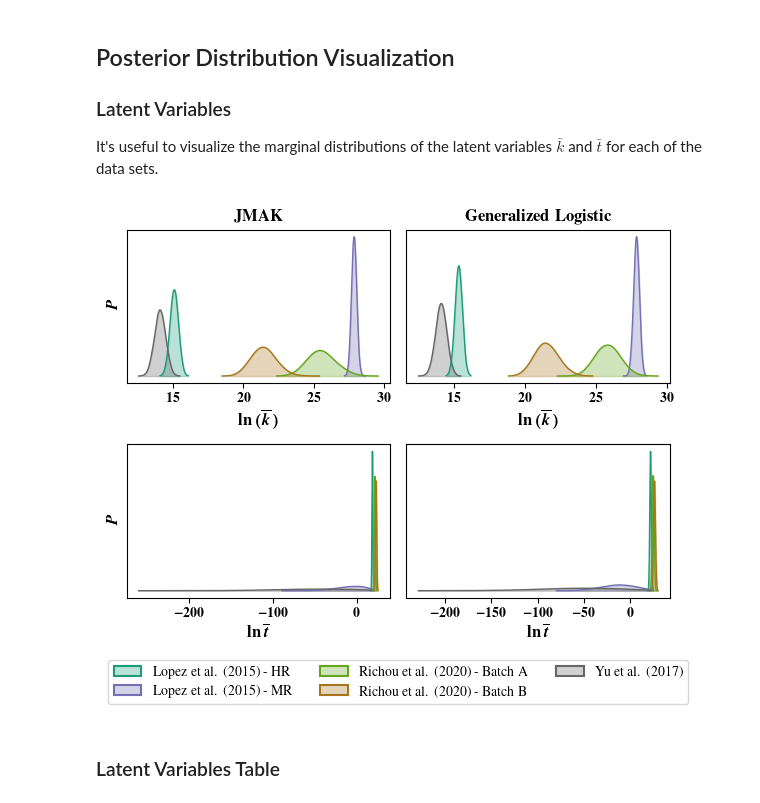
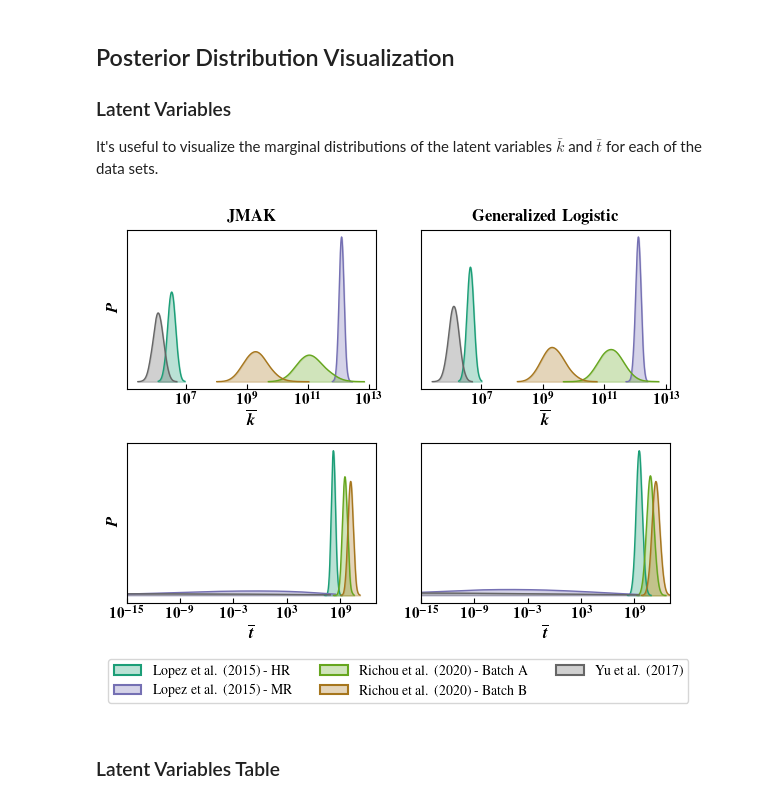
Before and after one commit to ml-ME-gatech/modeling_tungsten, a Jupyter notebook: recrystallization/model_inference/hierarchical_recystillization_inference.ipynb, the cells around one changed output. Saved outputs shown, nothing was run; the diff lists cells and outputs as text; code cells hidden in the pictures.

```diff
--- a/recrystallization/model_inference/hierarchical_recystillization_inference.ipynb
+++ b/recrystallization/model_inference/hierarchical_recystillization_inference.ipynb
@@ -637,39 +631,44 @@ fig,axes = plt.subplot_mosaic("""
 
 colors = plt.get_cmap('Dark2')(np.linspace(0,1,len(file_to_label)))
 
 legend_axes = axes['E']
 axes = np.array([[axes['A'],axes['B']],[axes['C'],axes['D']]])
 
 for j,model_name in enumerate(['JMAK_{}','Generalized Logistic_{}']):
     axes[0,j].set_title(r'\textbf{' + model_name[:-3] +'}')
     with open(INFERENCE_PATH.joinpath(f'{model_name.format("hierarchical")}_samples.pkl'),'rb') as f:
         posterior_samples = pickle.load(f)['latent_variables']
 
-
     for k,latent_var in enumerate(['k_bar','t_bar']):
         for i,file in enumerate(file_to_label.keys()):
             ax = axes[k,j]
             kde = gaussian_kde(np.array(posterior_samples[:,i,k]),bw_method = 0.35)
             x = np.linspace(np.min(posterior_samples[:,i,k]),
                             np.max(posterior_samples[:,i,k]),200)
             pde_plot = kde(x)
-            ax.plot(x,pde_plot,color = colors[i],lw = 1.0)
-            ax.fill_between(x,pde_plot,0,alpha = 0.3,color = colors[i])
+            ax.plot(np.exp(x),pde_plot,color = colors[i],lw = 1.0)
+            ax.fill_between(np.exp(x),pde_plot,0,alpha = 0.3,color = colors[i])
             ax.set_yticks([])
 
 for k in range(2):
-    axes[0,k].set_xlabel(r'$\ln{(\overline{k})}$',fontsize = 12)
-    axes[1,k].set_xlabel(r'$\ln{\overline{t}}$',fontsize = 12)
+    axes[0,k].set_xlabel(r'$\overline{k}$',fontsize = 12)
+    axes[1,k].set_xlabel(r'$\overline{t}$',fontsize = 12)
     axes[k,0].set_ylabel(r'$P$',fontsize = 12)
 
+for ax in axes.ravel():
+    setup_axis_default(ax)
+    ax.set_xscale('log')
+
+for i in range(2):
+    axes[1,i].set_xlim([10**(-15),10**13])
 legend_patches  = [mpatches.Patch(facecolor = tuple(list(color)[:-1] + [0.3]),edgecolor  = color,
                                   label = file_to_label[file],lw = 1.5) for color,file in zip(colors,file_to_label.keys())]
 legend_axes.legend(handles = legend_patches,fontsize = 10,ncol = 3,loc = 'center')
 legend_axes.axis('off')
 fig.tight_layout()
 fig.savefig(GIT_IMAGE_PATH.joinpath('latent_variable_posterior_hierarchical.svg'),bbox_inches = 'tight')
 # %% [output]
-[figure, old version]
+[figure, new version]
 # %% [markdown]
 ### Latent Variables Table
 # %%
```
Also changed, not shown: parts of 1 cell of this notebook, 6 other files.
